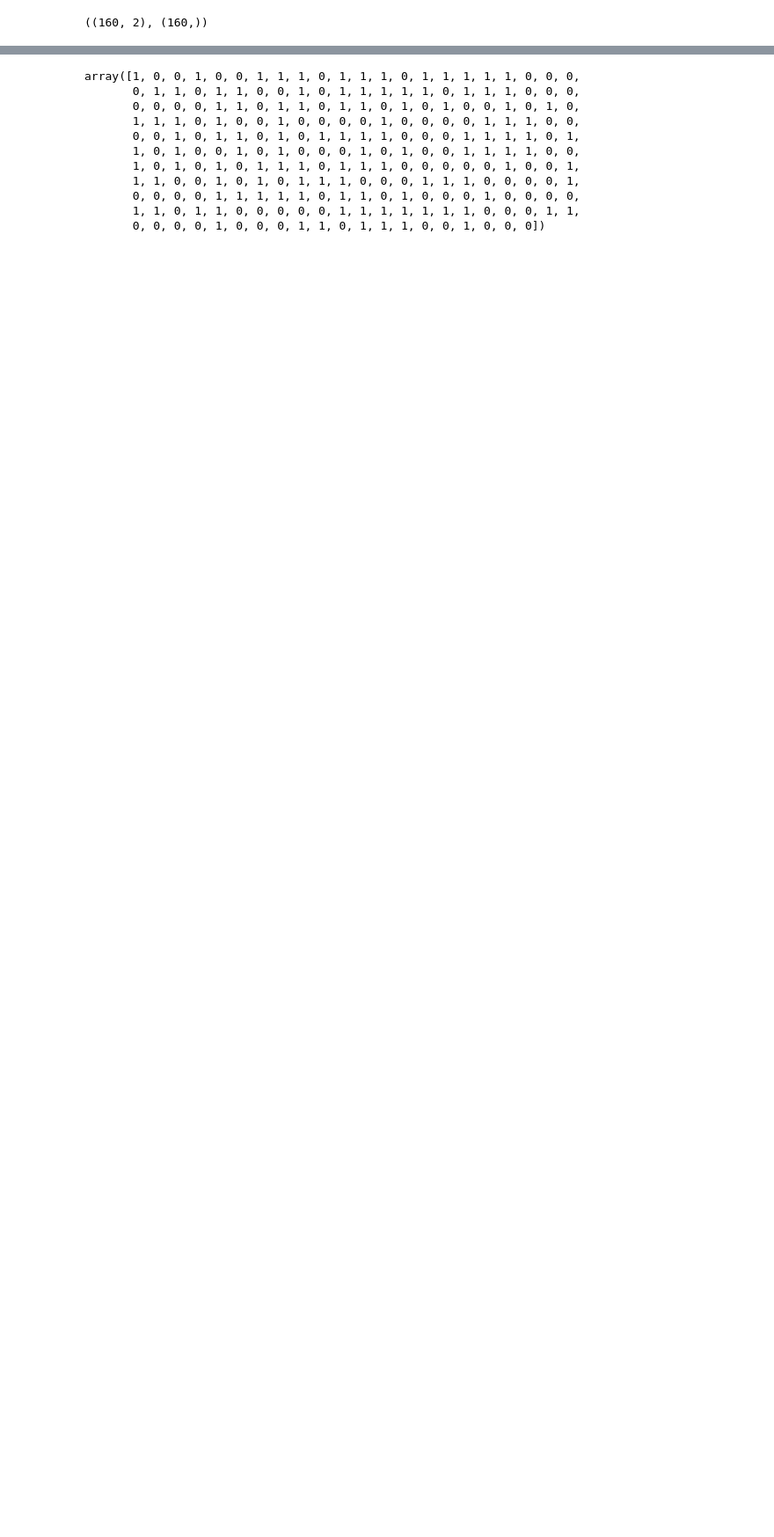
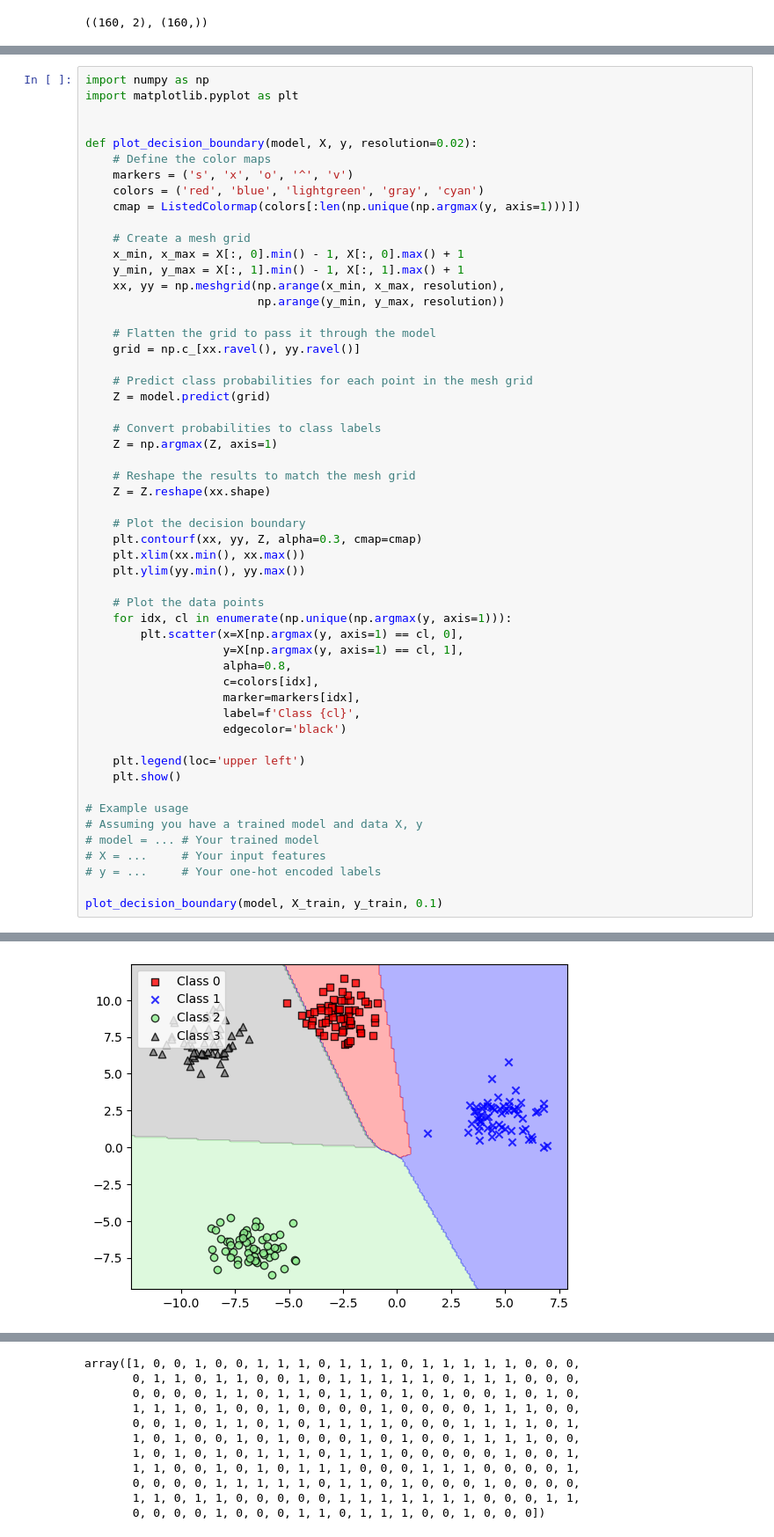
Before and after one commit to RaLLy08/scratch-mlp, a Jupyter notebook: python/tf.ipynb, the cells around one changed output, grey strips where cells are left out. Shown: that part at 88% size. Cells and saved outputs as stored; diff of their text form; blank space fills up the shorter version.

```diff
--- a/python/tf.ipynb
+++ b/python/tf.ipynb
@@ -252,0 +269,55 @@ Epoch 40/40
+# %%
+import numpy as np
+import matplotlib.pyplot as plt
+
+
+def plot_decision_boundary(model, X, y, resolution=0.02):
+    # Define the color maps
+    markers = ('s', 'x', 'o', '^', 'v')
+    colors = ('red', 'blue', 'lightgreen', 'gray', 'cyan')
+    cmap = ListedColormap(colors[:len(np.unique(np.argmax(y, axis=1)))])
+
+    # Create a mesh grid
+    x_min, x_max = X[:, 0].min() - 1, X[:, 0].max() + 1
+    y_min, y_max = X[:, 1].min() - 1, X[:, 1].max() + 1
+    xx, yy = np.meshgrid(np.arange(x_min, x_max, resolution),
+                         np.arange(y_min, y_max, resolution))
+
+    # Flatten the grid to pass it through the model
+    grid = np.c_[xx.ravel(), yy.ravel()]
+
+    # Predict class probabilities for each point in the mesh grid
+    Z = model.predict(grid)
+
+    # Convert probabilities to class labels
+    Z = np.argmax(Z, axis=1)
+
+    # Reshape the results to match the mesh grid
+    Z = Z.reshape(xx.shape)
+
+    # Plot the decision boundary
+    plt.contourf(xx, yy, Z, alpha=0.3, cmap=cmap)
+    plt.xlim(xx.min(), xx.max())
+    plt.ylim(yy.min(), yy.max())
+
+    # Plot the data points
+    for idx, cl in enumerate(np.unique(np.argmax(y, axis=1))):
+        plt.scatter(x=X[np.argmax(y, axis=1) == cl, 0],
+                    y=X[np.argmax(y, axis=1) == cl, 1],
+                    alpha=0.8,
+                    c=colors[idx],
+                    marker=markers[idx],
+                    label=f'Class {cl}',
+                    edgecolor='black')
+
+    plt.legend(loc='upper left')
+    plt.show()
+
+# Example usage
+# Assuming you have a trained model and data X, y
+# model = ... # Your trained model
+# X = ...     # Your input features
+# y = ...     # Your one-hot encoded labels
+
+plot_decision_boundary(model, X_train, y_train, 0.1)
+# %% [output]
@@ -253,3 +325,4 @@ Epoch 40/40
+[figure, added]
 # %%
 model.predict(X_test[:5])
 # %% [output]
```
Also changed, not shown: parts of 15 cells of this notebook, 1 other file.
